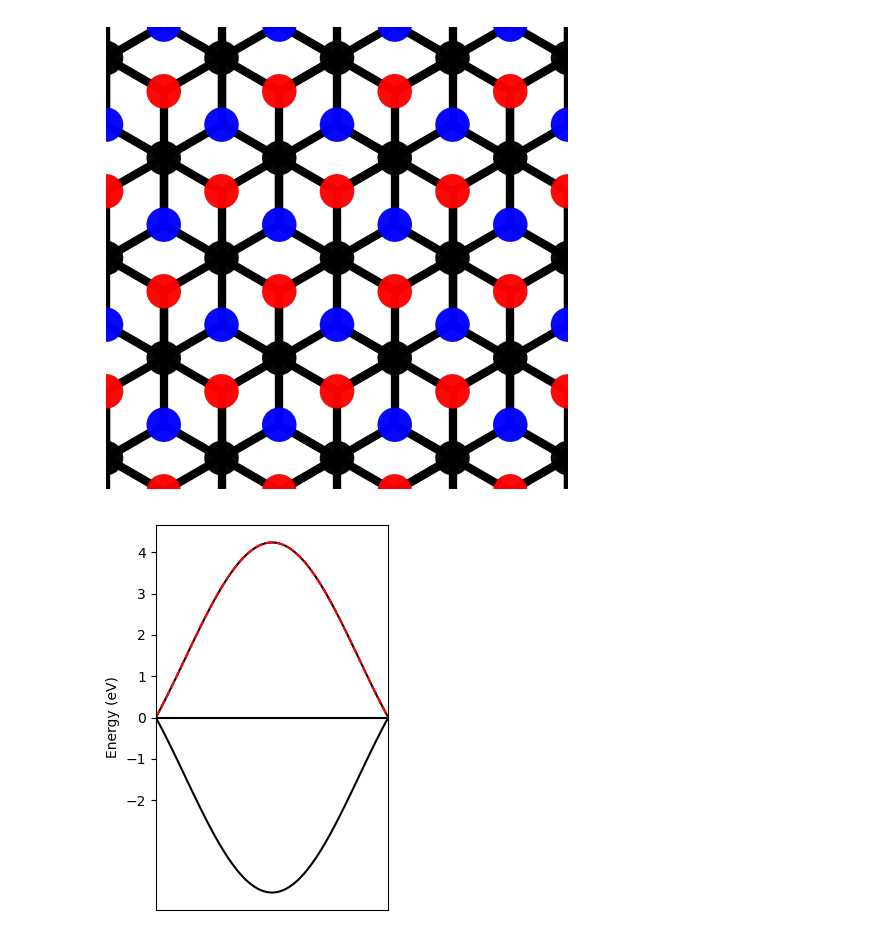
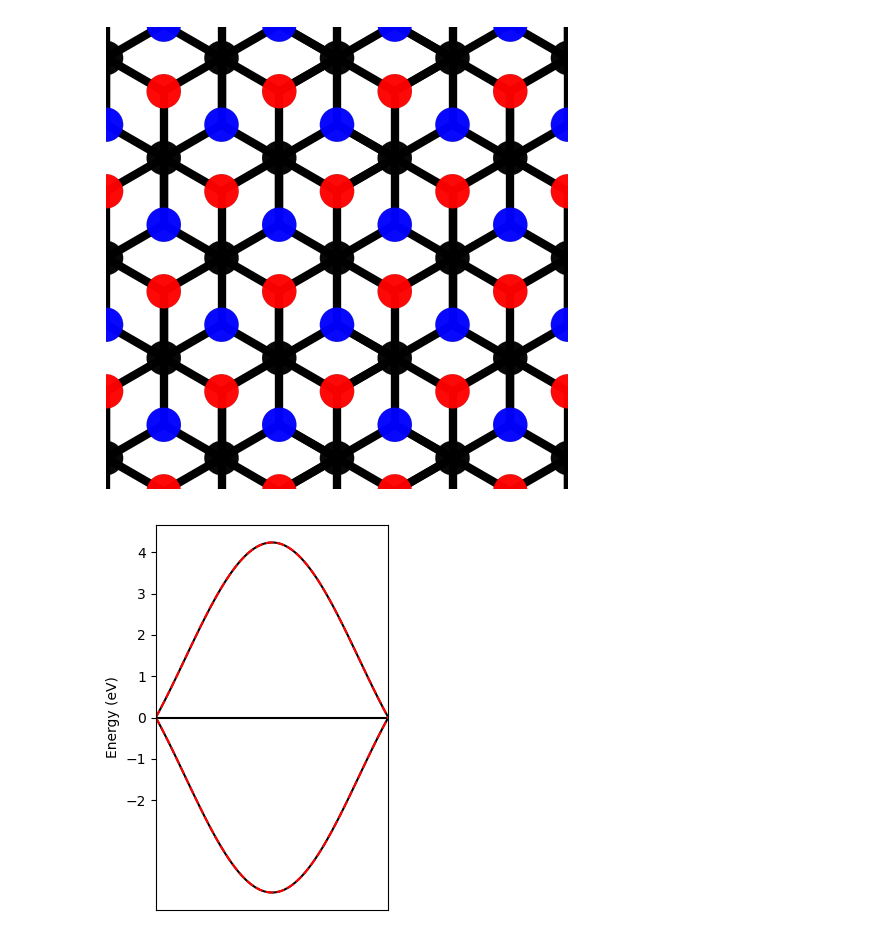
Before and after one commit to AliGhorashiCMT/8.511-Notes-and-Code, a Jupyter notebook: final exam 8.511/problem 4.ipynb, the cells around one changed output. Drawn from its saved outputs; the diff is of its cells as text; code cells hidden in the pictures.

Commit message:
alternative analytic formula for problem 4

```diff
--- a/final exam 8.511/problem 4.ipynb
+++ b/final exam 8.511/problem 4.ipynb
@@ -49,21 +47,24 @@ k1, k2 = np.einsum("ij, kj->ik", to_k1_k2, k_path)
 # %%
 plt.figure(figsize=(3, 5))
 solver = pb.solver.lapack(model)
 K = np.array([G/sqrt(3), 0])
 bands = solver.calc_bands(-K, K)
+k_path = bands.k_path
+k1, k2 = np.einsum("ij, kj->ik", to_k1_k2, k_path)
 nearest_neighbor_sum = 3 + 2*np.cos(k1) + 2*np.cos(k2) +  2*np.cos(k1+k2)
 analytic_bands_positive = sqrt(2 * nearest_neighbor_sum)
+alternative_analytic = sqrt(2) * abs(1+2*np.cos([k[0]/2 for k in k_path]))
 energies = bands.energy
 
-k_path = bands.k_path
 plt.plot(energies, color="black")
 plt.plot(analytic_bands_positive, color="red", linestyle="dashed")
+plt.plot(-alternative_analytic, color="red", linestyle="dashed")
 
 
 plt.xlim(0, len(k_path)-1)
 #plt.ylim(-2, 4)
 plt.yticks(np.linspace(-2, 4, num=7));
 plt.xticks([]);
 plt.ylabel("Energy (eV)");
 # %% [output]
-[figure, old version]
+[figure, new version]
```
Also changed, not shown: parts of 2 cells of this notebook.
